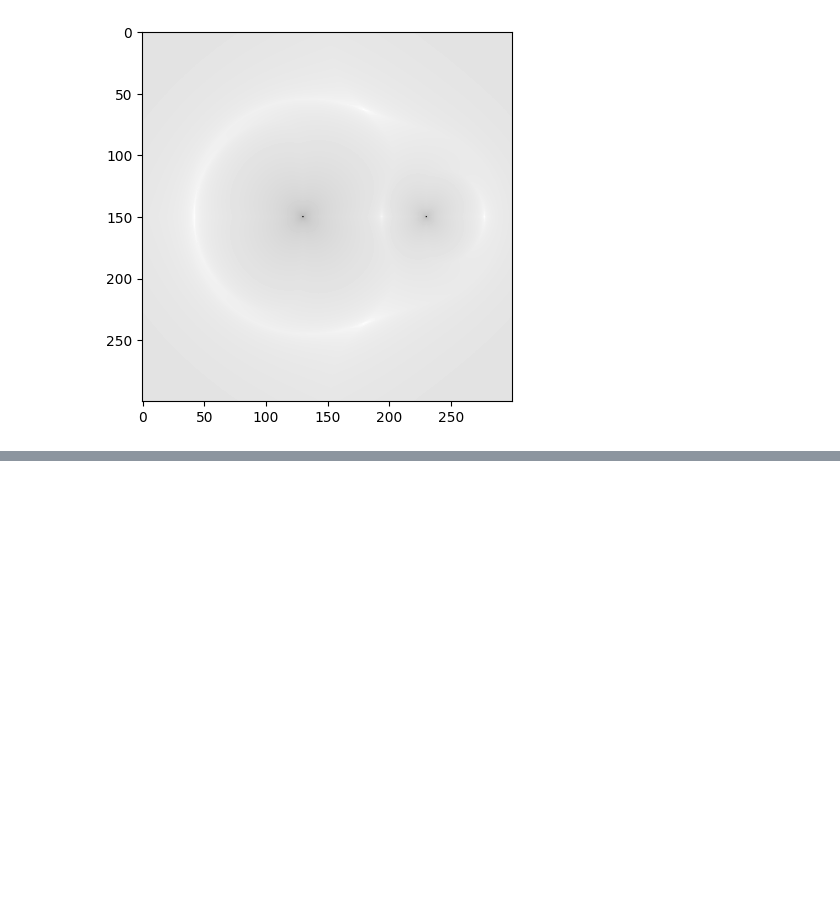
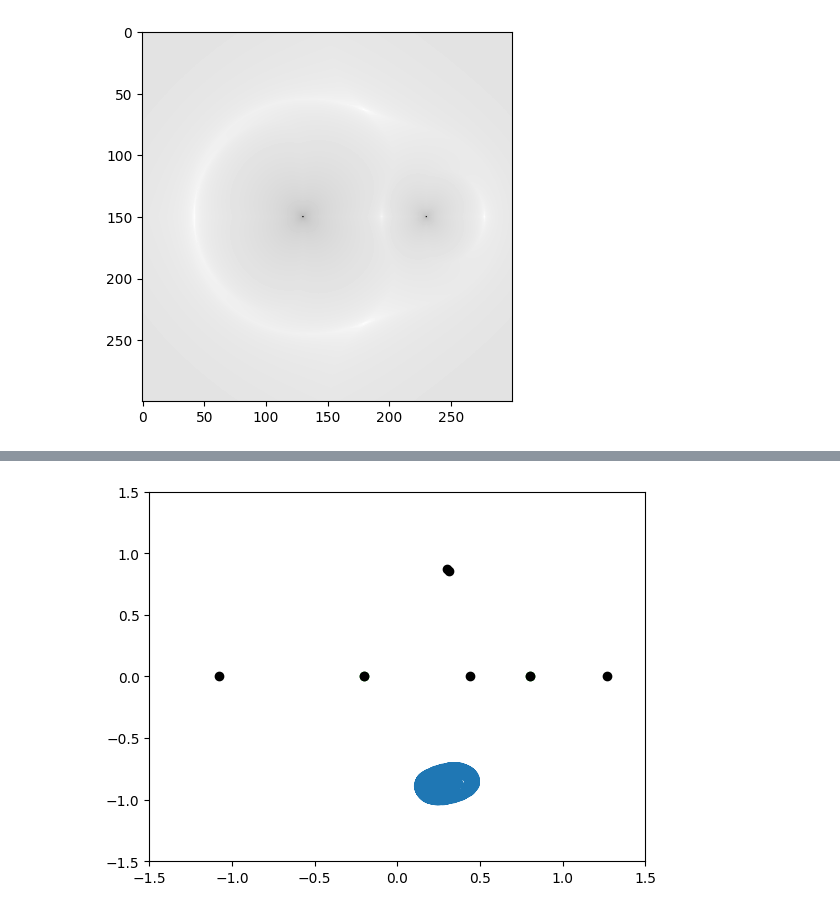
Before and after one commit to ZhizhchenkoA/Mechanic_Project, a Jupyter notebook: Z.ipynb, the cells around one changed output, grey strips where cells are left out. Cells and saved outputs as stored; diff of their text form; code cells hidden in the pictures; blank space fills up the shorter version.

```diff
--- a/Z.ipynb
+++ b/Z.ipynb
@@ -101,0 +126,4 @@ plt.show()
+# %%
+L5 = move(L_x[4], L_y[4], px=1, py=0, t=1000000)
+# %% [output]
+[figure, added]
```
Also changed, not shown: parts of 9 cells of this notebook.
